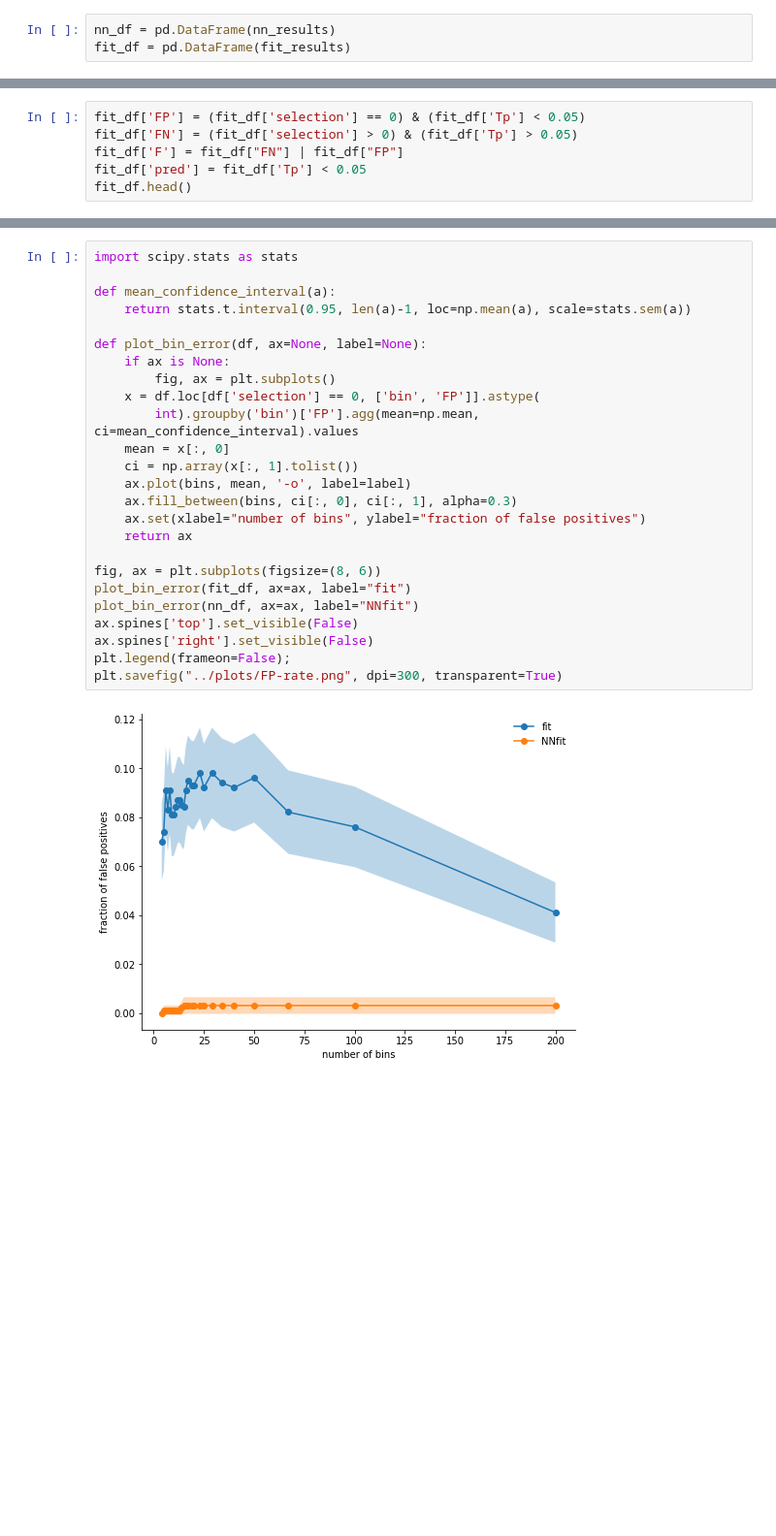
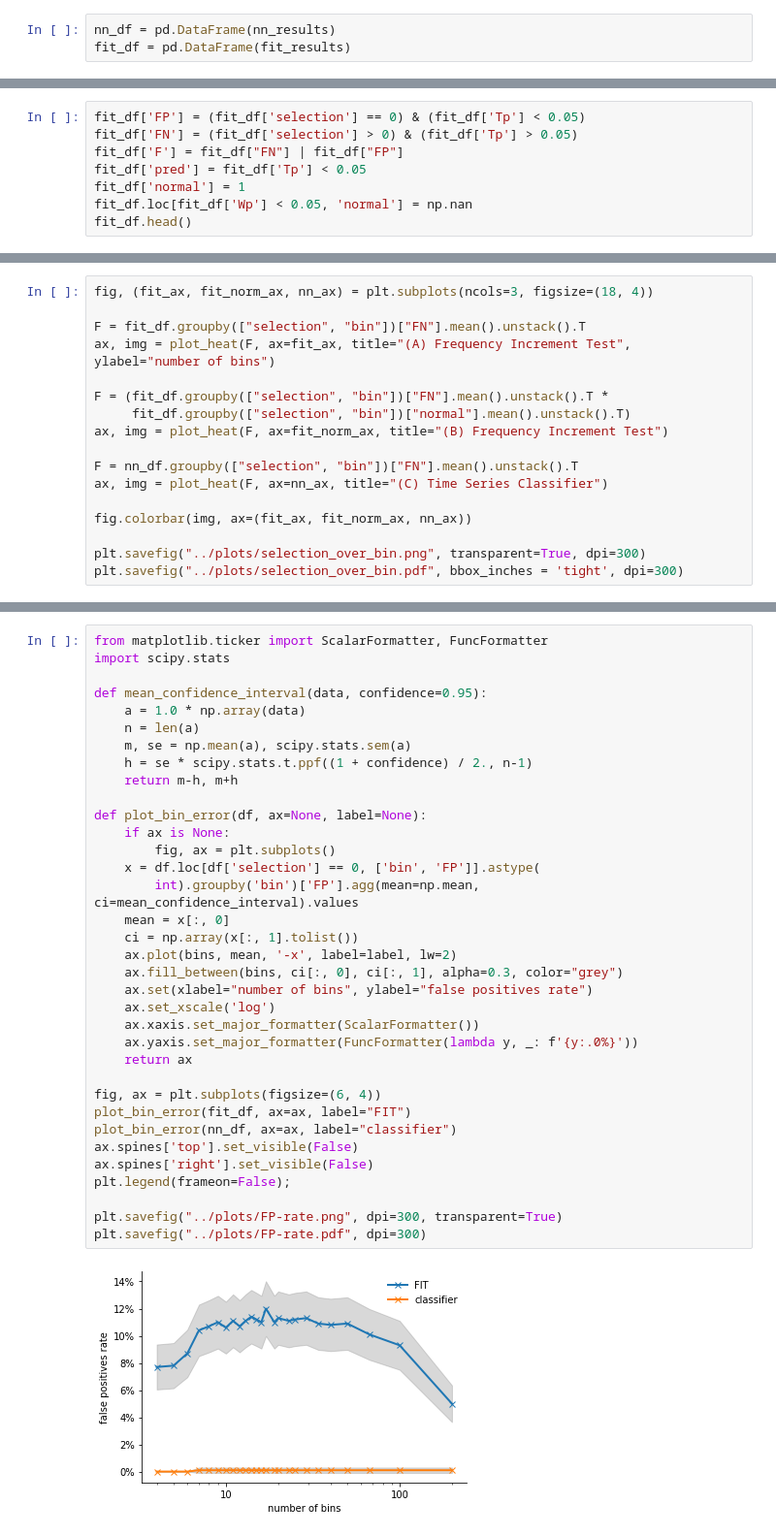
Before and after one commit to fbkarsdorp/nnfit, a Jupyter notebook: notebooks/analysis.ipynb, the cells around one changed output, grey strips where cells are left out. Shown: that part at 97% size. Cells and saved outputs as stored; diff of their text form; blank space fills up the shorter version.

```diff
--- a/notebooks/analysis.ipynb
+++ b/notebooks/analysis.ipynb
@@ -97,5 +131,7 @@ fit_df['FP'] = (fit_df['selection'] == 0) & (fit_df['Tp'] < 0.05)
 fit_df['FN'] = (fit_df['selection'] > 0) & (fit_df['Tp'] > 0.05)
 fit_df['F'] = fit_df["FN"] | fit_df["FP"]
 fit_df['pred'] = fit_df['Tp'] < 0.05
+fit_df['normal'] = 1
+fit_df.loc[fit_df['Wp'] < 0.05, 'normal'] = np.nan
 fit_df.head()
 # %% [output]
@@ -143,0 +171,17 @@ plt.savefig("../plots/selection_over_bin.png", transparent=True, dpi=300)
+# %%
+fig, (fit_ax, fit_norm_ax, nn_ax) = plt.subplots(ncols=3, figsize=(18, 4))
+
+F = fit_df.groupby(["selection", "bin"])["FN"].mean().unstack().T
+ax, img = plot_heat(F, ax=fit_ax, title="(A) Frequency Increment Test", ylabel="number of bins")
+
+F = (fit_df.groupby(["selection", "bin"])["FN"].mean().unstack().T *
+     fit_df.groupby(["selection", "bin"])["normal"].mean().unstack().T)
+ax, img = plot_heat(F, ax=fit_norm_ax, title="(B) Frequency Increment Test")
+
+F = nn_df.groupby(["selection", "bin"])["FN"].mean().unstack().T
+ax, img = plot_heat(F, ax=nn_ax, title="(C) Time Series Classifier")
+
+fig.colorbar(img, ax=(fit_ax, fit_norm_ax, nn_ax))
+
+plt.savefig("../plots/selection_over_bin.png", transparent=True, dpi=300)
+plt.savefig("../plots/selection_over_bin.pdf", bbox_inches = 'tight', dpi=300)
@@ -144,27 +190,37 @@ plt.savefig("../plots/selection_over_bin.png", transparent=True, dpi=300)
 # %%
-import scipy.stats as stats
+from matplotlib.ticker import ScalarFormatter, FuncFormatter
+import scipy.stats
 
-def mean_confidence_interval(a):
-    return stats.t.interval(0.95, len(a)-1, loc=np.mean(a), scale=stats.sem(a))
+def mean_confidence_interval(data, confidence=0.95):
+    a = 1.0 * np.array(data)
+    n = len(a)
+    m, se = np.mean(a), scipy.stats.sem(a)
+    h = se * scipy.stats.t.ppf((1 + confidence) / 2., n-1)
+    return m-h, m+h
 
 def plot_bin_error(df, ax=None, label=None):
     if ax is None:
         fig, ax = plt.subplots()
     x = df.loc[df['selection'] == 0, ['bin', 'FP']].astype(
         int).groupby('bin')['FP'].agg(mean=np.mean, ci=mean_confidence_interval).values
     mean = x[:, 0]
     ci = np.array(x[:, 1].tolist())
-    ax.plot(bins, mean, '-o', label=label)
-    ax.fill_between(bins, ci[:, 0], ci[:, 1], alpha=0.3)
-    ax.set(xlabel="number of bins", ylabel="fraction of false positives")
+    ax.plot(bins, mean, '-x', label=label, lw=2)
+    ax.fill_between(bins, ci[:, 0], ci[:, 1], alpha=0.3, color="grey")
+    ax.set(xlabel="number of bins", ylabel="false positives rate")
+    ax.set_xscale('log')
+    ax.xaxis.set_major_formatter(ScalarFormatter())
+    ax.yaxis.set_major_formatter(FuncFormatter(lambda y, _: f'{y:.0%}'))
     return ax
 
-fig, ax = plt.subplots(figsize=(8, 6))
-plot_bin_error(fit_df, ax=ax, label="fit")
-plot_bin_error(nn_df, ax=ax, label="NNfit")
+fig, ax = plt.subplots(figsize=(6, 4))
+plot_bin_error(fit_df, ax=ax, label="FIT")
+plot_bin_error(nn_df, ax=ax, label="classifier")
 ax.spines['top'].set_visible(False)
 ax.spines['right'].set_visible(False)
 plt.legend(frameon=False);
+
 plt.savefig("../plots/FP-rate.png", dpi=300, transparent=True)
+plt.savefig("../plots/FP-rate.pdf", dpi=300)
 # %% [output]
-[figure, old version]
+[figure, new version]
```
Also changed, not shown: parts of 45 cells of this notebook.
